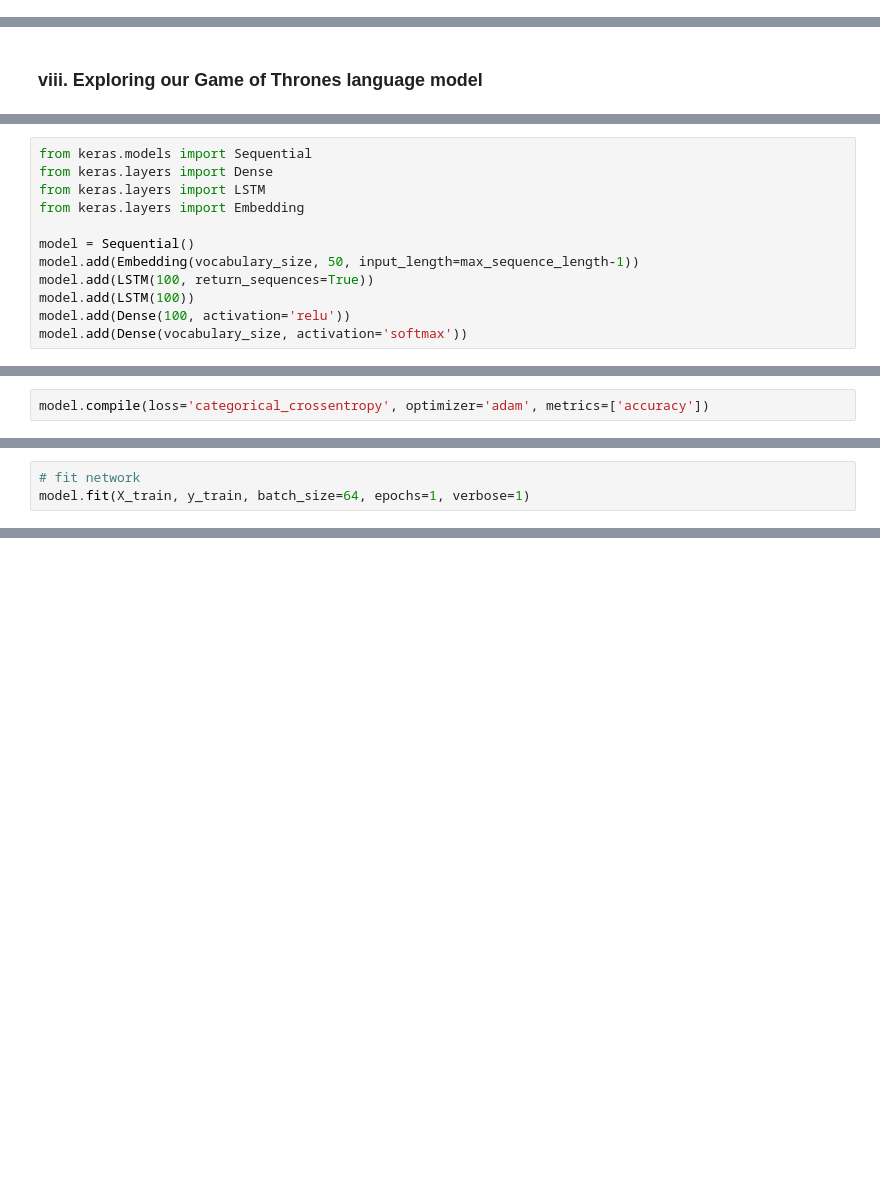
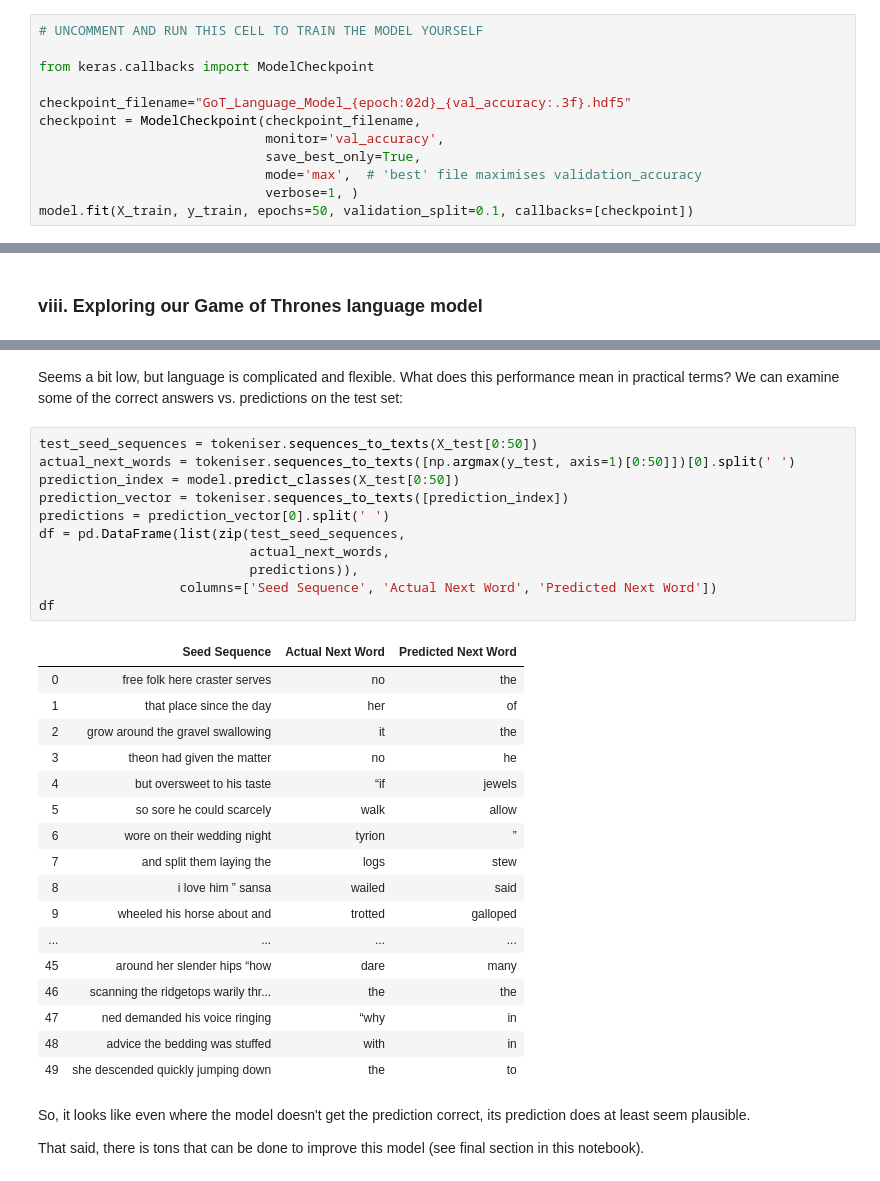
Before and after one commit to nslatysheva/ODSC_Sequence_Modelling, a Jupyter notebook: GoT_Language_Model.ipynb, the cells around one changed output, grey strips where cells are left out. Saved outputs shown, nothing was run; the diff lists cells and outputs as text; blank space fills up the shorter version.

Commit message:
tutorial updates, new model + nongreedy sampling

```diff
--- a/GoT_Language_Model.ipynb
+++ b/GoT_Language_Model.ipynb
@@ -865,0 +699,12 @@ Epoch 2/2
+# %%
+# UNCOMMENT AND RUN THIS CELL TO TRAIN THE MODEL YOURSELF
+
+from keras.callbacks import ModelCheckpoint
+
+checkpoint_filename="GoT_Language_Model_{epoch:02d}_{val_accuracy:.3f}.hdf5"
+checkpoint = ModelCheckpoint(checkpoint_filename,
+                             monitor='val_accuracy',
+                             save_best_only=True,
+                             mode='max',  # 'best' file maximises validation_accuracy
+                             verbose=1, )
+model.fit(X_train, y_train, epochs=50, validation_split=0.1, callbacks=[checkpoint])
@@ -1004,12 +741,0 @@ from keras.callbacks import ModelCheckpoint
-# %%
-from keras.models import Sequential
-from keras.layers import Dense
-from keras.layers import LSTM
-from keras.layers import Embedding
-
-model = Sequential()
-model.add(Embedding(vocabulary_size, 50, input_length=max_sequence_length-1))
-model.add(LSTM(100, return_sequences=True))
-model.add(LSTM(100))
-model.add(Dense(100, activation='relu'))
-model.add(Dense(vocabulary_size, activation='softmax'))
@@ -1046,2 +741,0 @@ None
-# %%
-model.compile(loss='categorical_crossentropy', optimizer='adam', metrics=['accuracy'])
@@ -1050,3 +741,0 @@ Now we can start training the network. This one will take significantly longer t
-# %%
-# fit network
-model.fit(X_train, y_train, batch_size=64, epochs=1, verbose=1)
@@ -1076,0 +751,35 @@ Here are some suggestions for extending this work in order to build a more serio
+# %% [markdown]
+Seems a bit low, but language is complicated and flexible. What does this performance mean in practical terms? We can examine some of the correct answers vs. predictions on the test set:
+# %%
+test_seed_sequences = tokeniser.sequences_to_texts(X_test[0:50])
+actual_next_words = tokeniser.sequences_to_texts([np.argmax(y_test, axis=1)[0:50]])[0].split(' ')
+prediction_index = model.predict_classes(X_test[0:50])
+prediction_vector = tokeniser.sequences_to_texts([prediction_index])
+predictions = prediction_vector[0].split(' ')
+df = pd.DataFrame(list(zip(test_seed_sequences,
+                           actual_next_words,
+                           predictions)),
+                  columns=['Seed Sequence', 'Actual Next Word', 'Predicted Next Word'])
+df
+# %% [output]
+|  | Seed Sequence | Actual Next Word | Predicted Next Word |
+| 0 | free folk here craster serves | no | the |
+| 1 | that place since the day | her | of |
+| 2 | grow around the gravel swallowing | it | the |
+| 3 | theon had given the matter | no | he |
+| 4 | but oversweet to his taste | “if | jewels |
+| 5 | so sore he could scarcely | walk | allow |
+| 6 | wore on their wedding night | tyrion | ” |
+| 7 | and split them laying the | logs | stew |
+| 8 | i love him ” sansa | wailed | said |
+| 9 | wheeled his horse about and | trotted | galloped |
+| ... | ... | ... | ... |
+| 45 | around her slender hips “how | dare | many |
+| 46 | scanning the ridgetops warily thr... | the | the |
+| 47 | ned demanded his voice ringing | “why | in |
+| 48 | advice the bedding was stuffed | with | in |
+| 49 | she descended quickly jumping down | the | to |
+# %% [markdown]
+So, it looks like even where the model doesn't get the prediction correct, its prediction does at least seem plausible.
+
+That said, there is tons that can be done to improve this model (see final section in this notebook).
```
Also changed, not shown: parts of 113 cells of this notebook.
